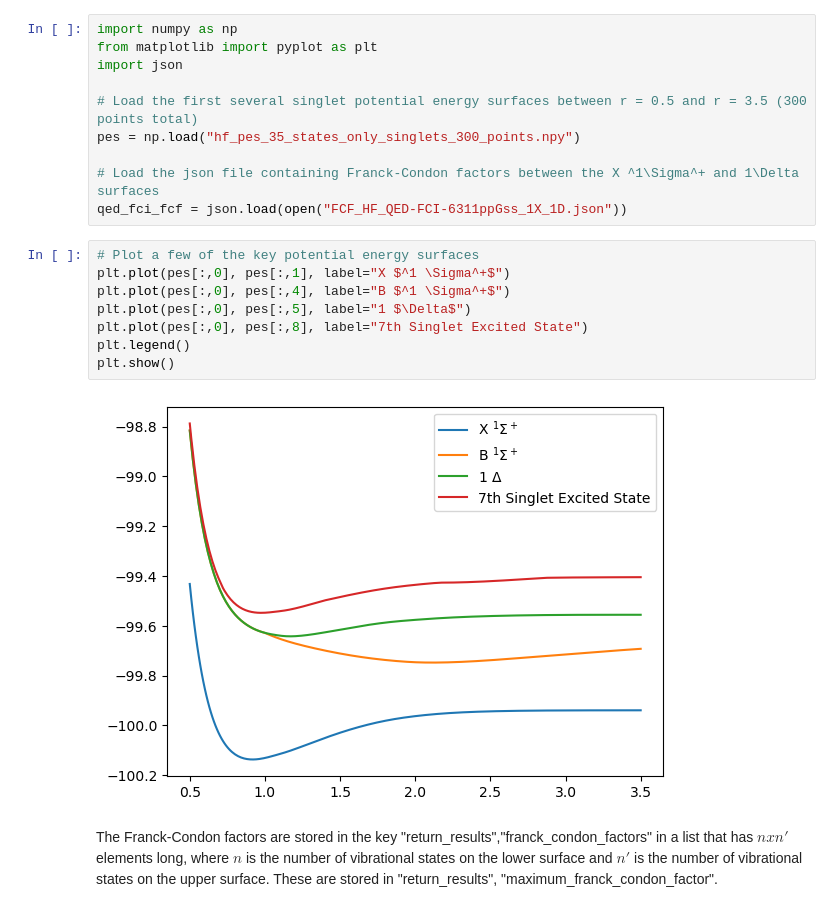
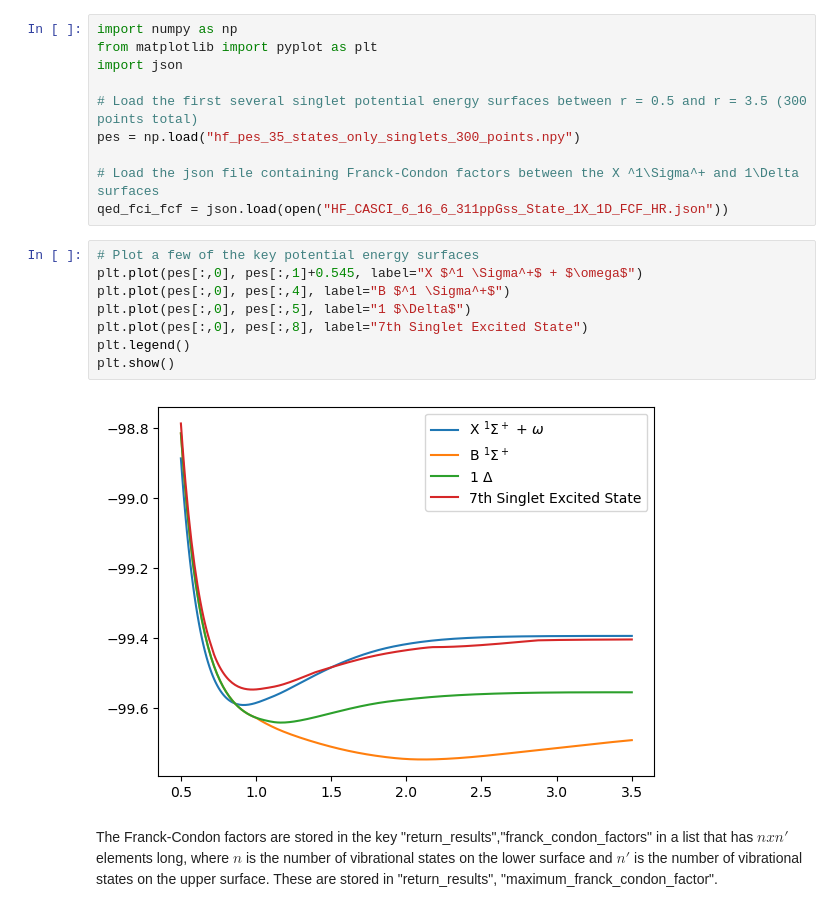
Before and after one commit to boss-bee/data_repository, a Jupyter notebook: Mapol/HF/HF_NPY_and_JSON_Reader.ipynb, the cells around one changed output. Drawn from its saved outputs; the diff is of its cells as text.

```diff
--- a/Mapol/HF/HF_NPY_and_JSON_Reader.ipynb
+++ b/Mapol/HF/HF_NPY_and_JSON_Reader.ipynb
@@ -7,17 +7,17 @@ import json
 pes = np.load("hf_pes_35_states_only_singlets_300_points.npy")
 
 # Load the json file containing Franck-Condon factors between the X ^1\Sigma^+ and 1\Delta surfaces
-qed_fci_fcf = json.load(open("FCF_HF_QED-FCI-6311ppGss_1X_1D.json"))
+qed_fci_fcf = json.load(open("HF_CASCI_6_16_6_311ppGss_State_1X_1D_FCF_HR.json"))
 # %%
 # Plot a few of the key potential energy surfaces
-plt.plot(pes[:,0], pes[:,1], label="X $^1 \Sigma^+$")
+plt.plot(pes[:,0], pes[:,1]+0.545, label="X $^1 \Sigma^+$ + $\omega$")
 plt.plot(pes[:,0], pes[:,4], label="B $^1 \Sigma^+$")
 plt.plot(pes[:,0], pes[:,5], label="1 $\Delta$")
 plt.plot(pes[:,0], pes[:,8], label="7th Singlet Excited State")
 plt.legend()
 plt.show()
 # %% [output]
-[figure, old version]
+[figure, new version]
 # %% [markdown]
 The Franck-Condon factors are stored in the key "return_results","franck_condon_factors" in a list that
 has $n x n'$ elements long, where $n$ is the number of vibrational states on the lower surface and $n'$ is the number of vibrational states on the upper surface.  These are stored in "return_results", "maximum_franck_condon_factor".
```
Also changed, not shown: parts of 1 cell of this notebook, 15 other files.
